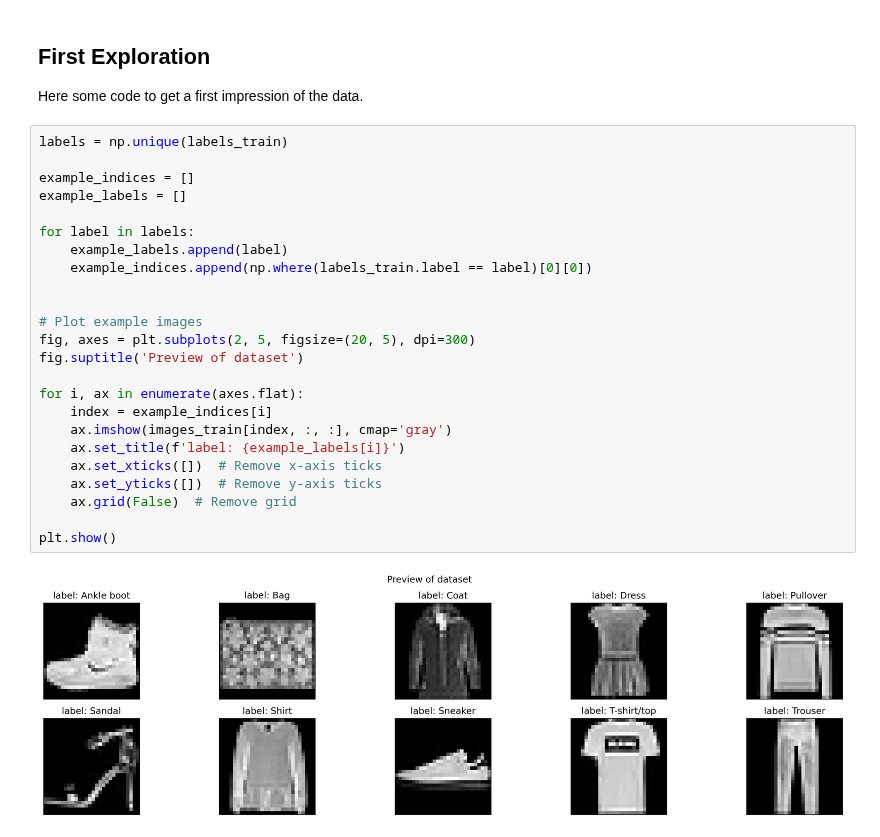
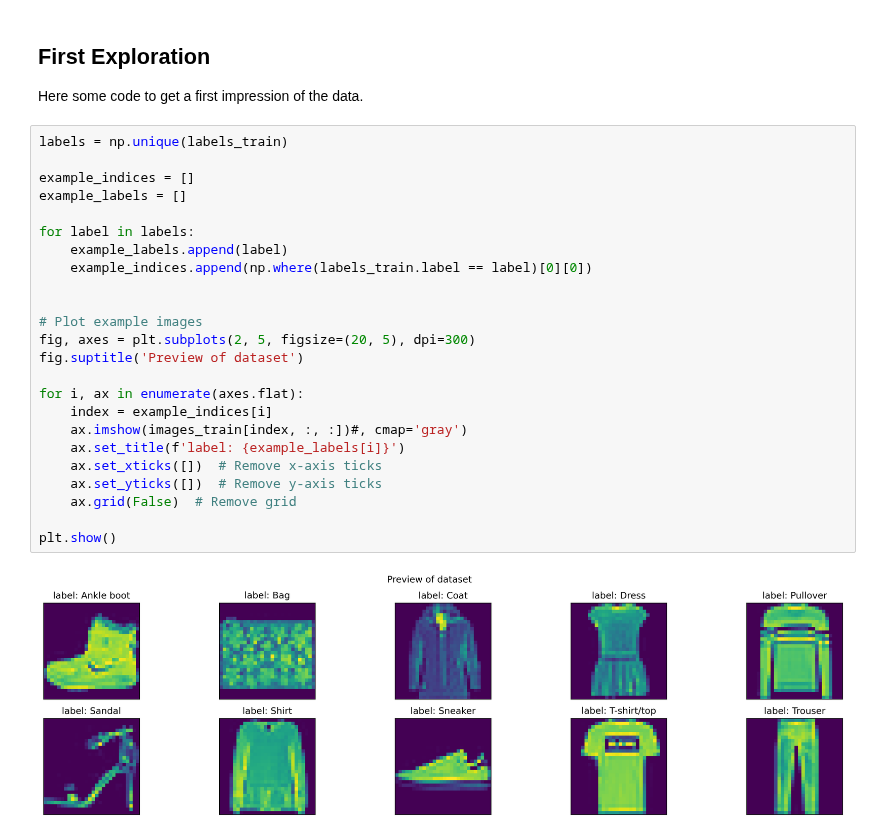
Before and after one commit to Knerten0815/data_science_course, a Jupyter notebook: notebooks/portfolio 2/data_science_MMI_portfolio_02_fashionMNIST_template.ipynb, the cells around one changed output. Drawn from its saved outputs; the diff is of its cells as text.

```diff
--- a/notebooks/portfolio 2/data_science_MMI_portfolio_02_fashionMNIST_template.ipynb
+++ b/notebooks/portfolio 2/data_science_MMI_portfolio_02_fashionMNIST_template.ipynb
@@ -119,26 +119,26 @@ Here some code to get a first impression of the data.
 # %%
 labels = np.unique(labels_train)
 
 example_indices = []
 example_labels = []
 
 for label in labels:
     example_labels.append(label)
     example_indices.append(np.where(labels_train.label == label)[0][0])
 
 
 # Plot example images
 fig, axes = plt.subplots(2, 5, figsize=(20, 5), dpi=300)
 fig.suptitle('Preview of dataset')
 
 for i, ax in enumerate(axes.flat):
     index = example_indices[i]
-    ax.imshow(images_train[index, :, :], cmap='gray')
+    ax.imshow(images_train[index, :, :])#, cmap='gray')
     ax.set_title(f'label: {example_labels[i]}')
     ax.set_xticks([])  # Remove x-axis ticks
     ax.set_yticks([])  # Remove y-axis ticks
     ax.grid(False)  # Remove grid
 
 plt.show()
 # %% [output]
-[figure, old version]
+[figure, new version]
```
Also changed, not shown: parts of 11 cells of this notebook.
